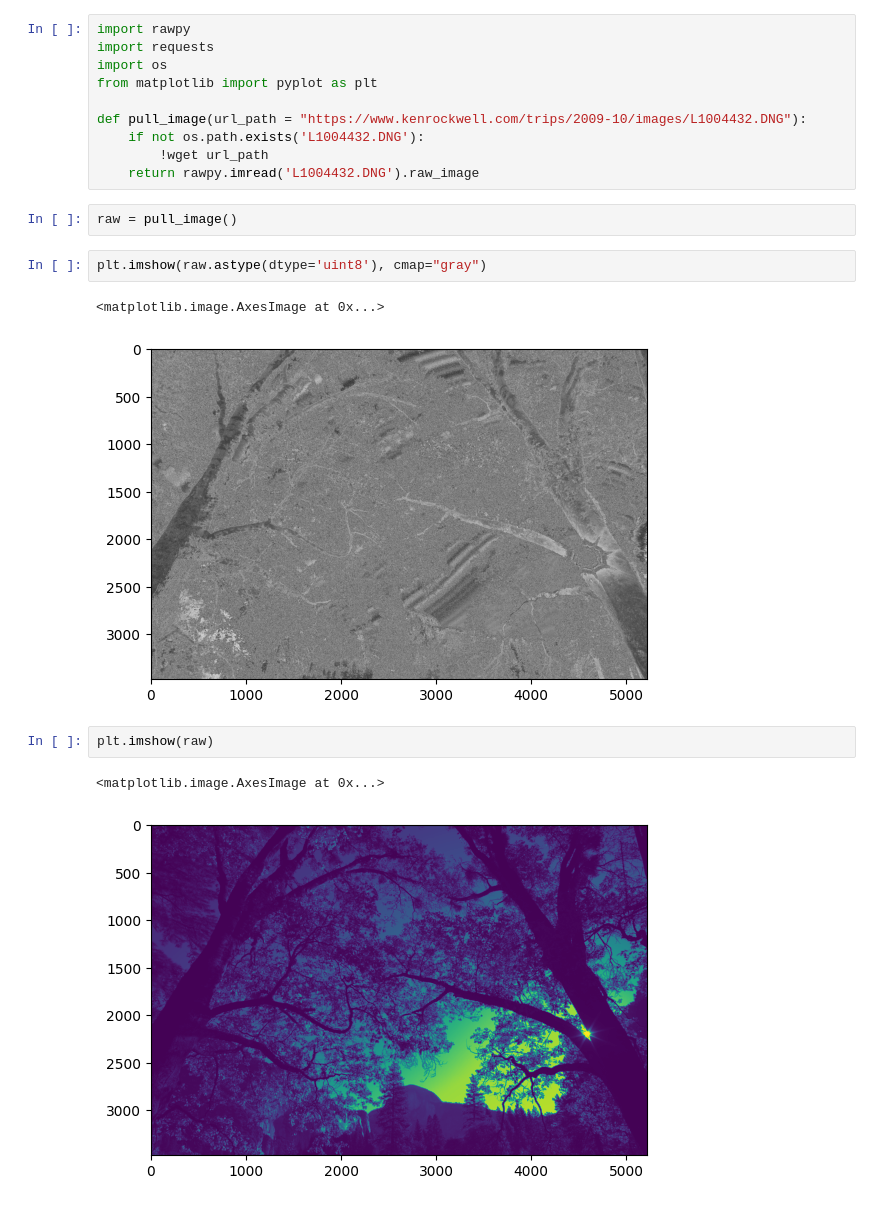
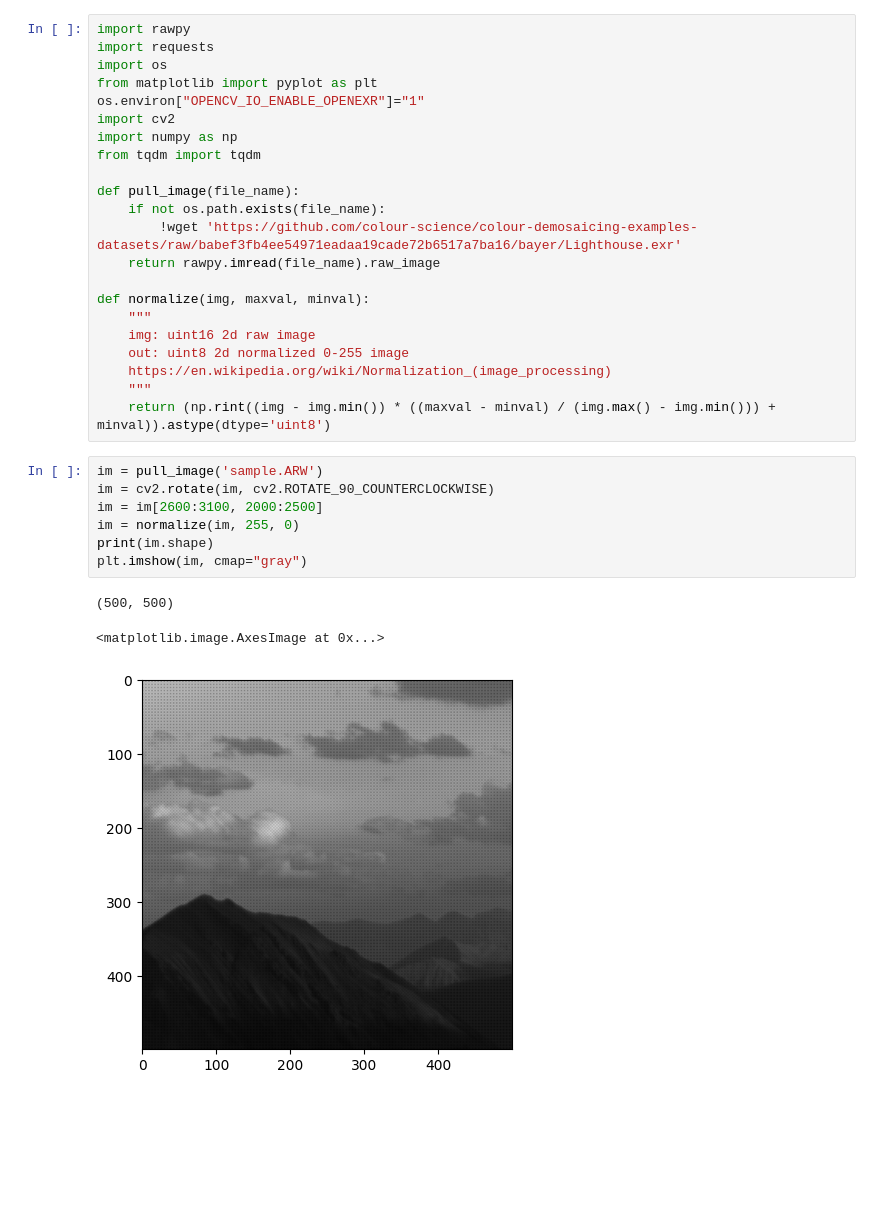
Before and after one commit to ggcr/demosaicing, a Jupyter notebook: main.ipynb, the cells around one changed output. Drawn from its saved outputs; the diff is of its cells as text; blank space fills up the shorter version.

Commit message:
demosaicing

```diff
--- a/main.ipynb
+++ b/main.ipynb
@@ -1,22 +1,33 @@
-# %%
-import rawpy
-import requests
-import os
-from matplotlib import pyplot as plt
-
-def pull_image(url_path = "https://www.kenrockwell.com/trips/2009-10/images/L1004432.DNG"):
-    if not os.path.exists('L1004432.DNG'):
-        !wget url_path
-    return rawpy.imread('L1004432.DNG').raw_image
-# %%
-raw = pull_image()
-# %%
-plt.imshow(raw.astype(dtype='uint8'), cmap="gray")
-# %% [output]
-<matplotlib.image.AxesImage at 0x...>
-[figure, removed]
-# %%
-plt.imshow(raw)
-# %% [output]
-<matplotlib.image.AxesImage at 0x...>
-[figure, removed]
+# %%
+import rawpy
+import requests
+import os
+from matplotlib import pyplot as plt
+os.environ["OPENCV_IO_ENABLE_OPENEXR"]="1"
+import cv2
+import numpy as np
+from tqdm import tqdm
+
+def pull_image(file_name):
+    if not os.path.exists(file_name):
+        !wget 'https://github.com/colour-science/colour-demosaicing-examples-datasets/raw/babef3fb4ee54971eadaa19cade72b6517a7ba16/bayer/Lighthouse.exr'
+    return rawpy.imread(file_name).raw_image
+
+def normalize(img, maxval, minval):
+    """
+    img: uint16 2d raw image
+    out: uint8 2d normalized 0-255 image
+    https://en.wikipedia.org/wiki/Normalization_(image_processing)
+    """
+    return (np.rint((img - img.min()) * ((maxval - minval) / (img.max() - img.min())) + minval)).astype(dtype='uint8')
+# %%
+im = pull_image('sample.ARW')
+im = cv2.rotate(im, cv2.ROTATE_90_COUNTERCLOCKWISE)
+im = im[2600:3100, 2000:2500]
+im = normalize(im, 255, 0)
+print(im.shape)
+plt.imshow(im, cmap="gray")
+# %% [output]
+(500, 500)
+<matplotlib.image.AxesImage at 0x...>
+[figure, added]
```
Also changed, not shown: parts of 7 cells of this notebook, 1 other file.
